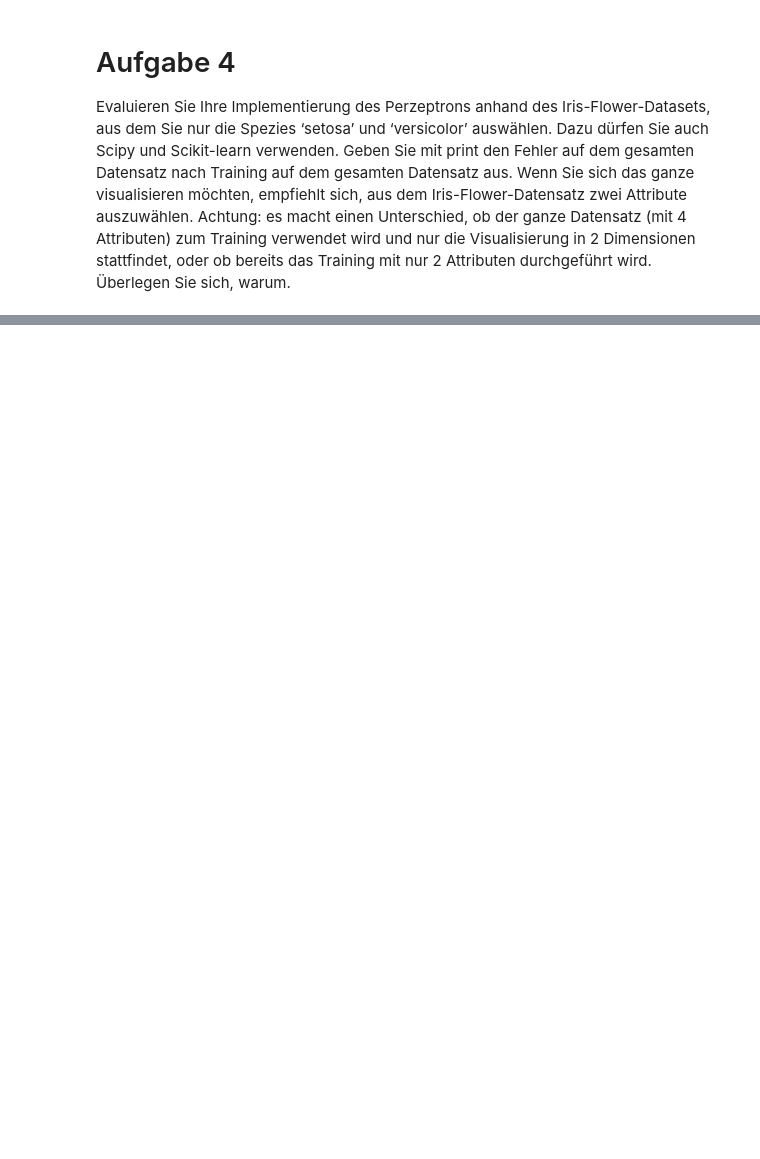
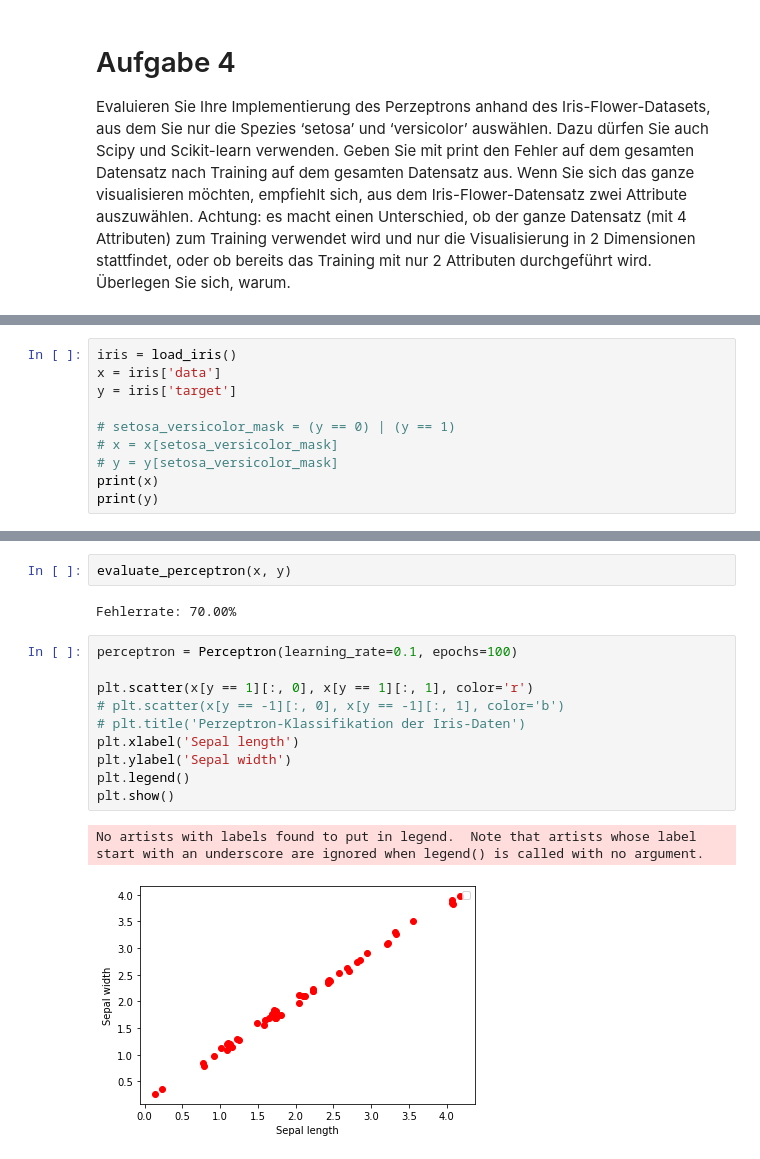
Before and after one commit to k9ne257/einf-hrungDeepLearning, a Jupyter notebook: blatt01/blatt01.ipynb, the cells around one changed output, grey strips where cells are left out. Drawn from its saved outputs; the diff is of its cells as text; blank space fills up the shorter version.

```diff
--- a/blatt01/blatt01.ipynb
+++ b/blatt01/blatt01.ipynb
@@ -108,0 +141,10 @@ oder ob bereits das Training mit nur 2 Attributen durchgeführt wird. Überlegen
+# %%
+iris = load_iris()
+x = iris['data']
+y = iris['target']
+
+# setosa_versicolor_mask = (y == 0) | (y == 1)
+# x = x[setosa_versicolor_mask]
+# y = y[setosa_versicolor_mask]
+print(x)
+print(y)
@@ -108,0 +169,17 @@ oder ob bereits das Training mit nur 2 Attributen durchgeführt wird. Überlegen
+# %%
+evaluate_perceptron(x, y)
+# %% [output]
+Fehlerrate: 70.00%
+# %%
+perceptron = Perceptron(learning_rate=0.1, epochs=100)
+
+plt.scatter(x[y == 1][:, 0], x[y == 1][:, 1], color='r')
+# plt.scatter(x[y == -1][:, 0], x[y == -1][:, 1], color='b')
+# plt.title('Perzeptron-Klassifikation der Iris-Daten')
+plt.xlabel('Sepal length')
+plt.ylabel('Sepal width')
+plt.legend()
+plt.show()
+# %% [output]
+No artists with labels found to put in legend.  Note that artists whose label start with an underscore are ignored when legend() is called with no argument.
+[figure, added]
```
Also changed, not shown: parts of 9 cells of this notebook, 1 other file.
